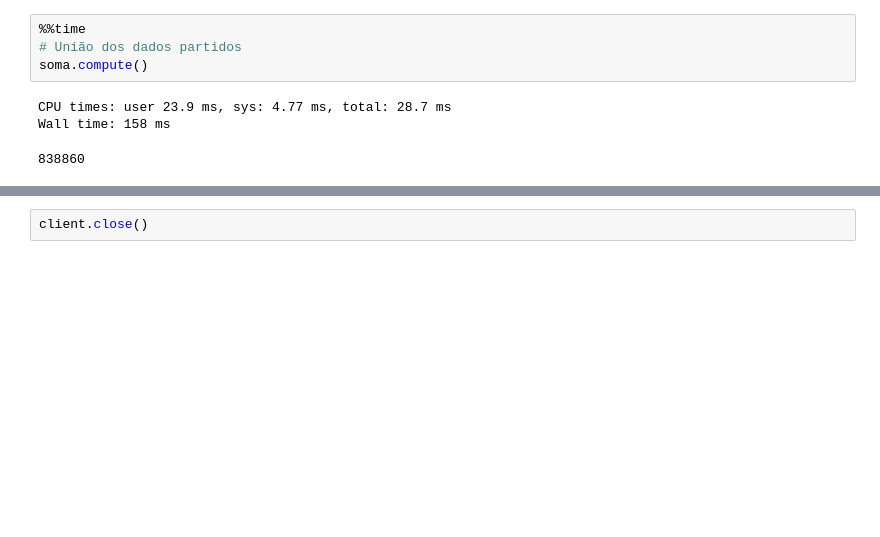
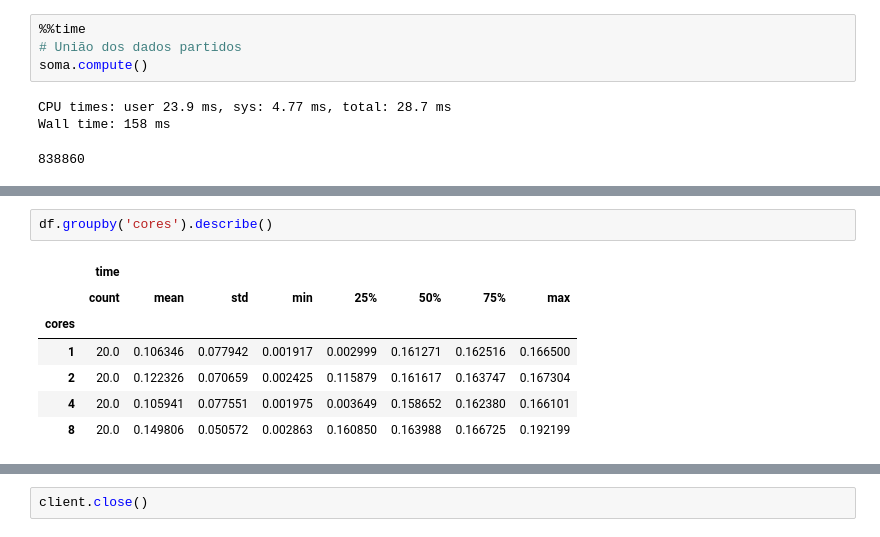
Before and after one commit to AbnerErnaniADSFatec/parallel-programing, a Jupyter notebook: dask-tests.ipynb, the cells around one changed output, grey strips where cells are left out. Drawn from its saved outputs; the diff is of its cells as text; blank space fills up the shorter version.

```diff
--- a/dask-tests.ipynb
+++ b/dask-tests.ipynb
@@ -61,0 +113,10 @@ soma.visualize()
+# %%
+df.groupby('cores').describe()
+# %% [output]
+|  | time |  |  |  |  |  |  |  |
+|  | count | mean | std | min | 25% | 50% | 75% | max |
+| cores |  |  |  |  |  |  |  |  |
+| 1 | 20.0 | 0.106346 | 0.077942 | 0.001917 | 0.002999 | 0.161271 | 0.162516 | 0.166500 |
+| 2 | 20.0 | 0.122326 | 0.070659 | 0.002425 | 0.115879 | 0.161617 | 0.163747 | 0.167304 |
+| 4 | 20.0 | 0.105941 | 0.077551 | 0.001975 | 0.003649 | 0.158652 | 0.162380 | 0.166101 |
+| 8 | 20.0 | 0.149806 | 0.050572 | 0.002863 | 0.160850 | 0.163988 | 0.166725 | 0.192199 |
```
Also changed, not shown: parts of 9 cells of this notebook.
